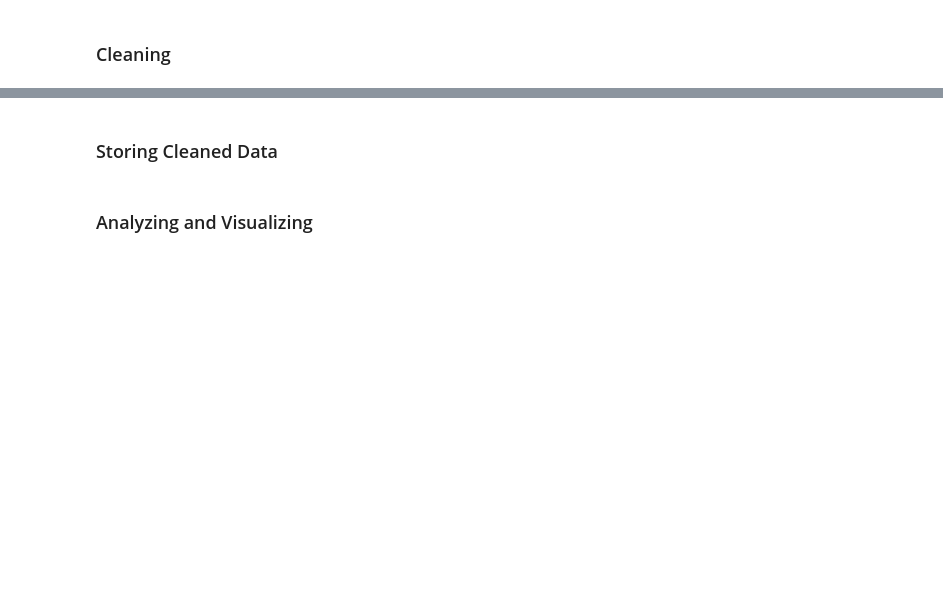
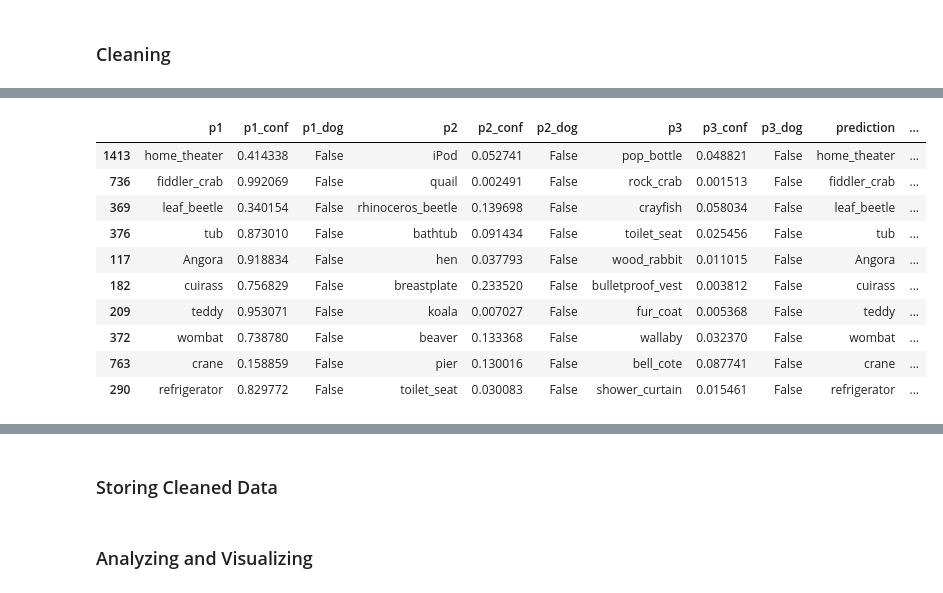
Before and after one commit to jlcossi/wrangle_and_analyze_data, a Jupyter notebook: wrangle_act.ipynb, the cells around one changed output, grey strips where cells are left out. Cells and saved outputs as stored; diff of their text form; code cells hidden in the pictures; blank space fills up the shorter version.

Commit message:
feat: add all dataframes cleaning

```diff
--- a/wrangle_act.ipynb
+++ b/wrangle_act.ipynb
@@ -515,0 +839,57 @@ df_image_clean.head()
+# %%
+# Code : set prediction - for p1, p2 and p3, we get the prediction from the 1st which is a dog,
+# otherwise we stay on p1 which used to have the highest confidence
+def set_prediction(row):
+    prediction = row['p1']
+    if(row['p1_dog'] == False):
+        if(row['p2_dog'] == True):
+            prediction = row['p2']
+        else:
+            if(row['p3_dog'] == True):
+                prediction = row['p3']
+
+    return prediction
+
+# Code: set confidence - se stay on p1_conf unless we find a dog on p2 or p3,
+# and in that case we take the associated confidence
+def set_confidence(row):
+    confidence = row['p1_conf']
+    if(row['p1_dog'] == False):
+        if(row['p2_dog'] == True):
+            confidence = row['p2_conf']
+        else:
+            if(row['p3_dog'] == True):
+                confidence = row['p3_conf']
+
+    return confidence
+
+# Code: set the type - As we might not know all the predictions which are not dogs,
+# we still need to know easily if we have a dog or something else
+def set_detectiontype(row):
+    detected_type = "dog"
+    if(row['p1_dog'] == False):
+        if(row['p2_dog'] == False):
+            if(row['p3_dog'] == False):
+                detected_type = "other"
+
+    return detected_type
+# %%
+# Code : create the new columns with the values
+df_image_clean['prediction'] = df_image_clean.apply(set_prediction, axis=1)
+df_image_clean['confidence'] = df_image_clean.apply(set_confidence, axis=1)
+df_image_clean['detectiontype'] = df_image_clean.apply(set_detectiontype, axis=1)
+# %%
+# Test : Visual verification
+df_image_clean.query('detectiontype == "other"')[['p1', 'p1_conf', 'p1_dog', 'p2', 'p2_conf', 'p2_dog', 'p3', 'p3_conf', 'p3_dog', 'prediction', 'confidence', 'detectiontype']].sample(10)
+# %% [output]
+|  | p1 | p1_conf | p1_dog | p2 | p2_conf | p2_dog | p3 | p3_conf | p3_dog | prediction | ... |
+| 1413 | home_theater | 0.414338 | False | iPod | 0.052741 | False | pop_bottle | 0.048821 | False | home_theater | ... |
+| 736 | fiddler_crab | 0.992069 | False | quail | 0.002491 | False | rock_crab | 0.001513 | False | fiddler_crab | ... |
+| 369 | leaf_beetle | 0.340154 | False | rhinoceros_beetle | 0.139698 | False | crayfish | 0.058034 | False | leaf_beetle | ... |
+| 376 | tub | 0.873010 | False | bathtub | 0.091434 | False | toilet_seat | 0.025456 | False | tub | ... |
+| 117 | Angora | 0.918834 | False | hen | 0.037793 | False | wood_rabbit | 0.011015 | False | Angora | ... |
+| 182 | cuirass | 0.756829 | False | breastplate | 0.233520 | False | bulletproof_vest | 0.003812 | False | cuirass | ... |
+| 209 | teddy | 0.953071 | False | koala | 0.007027 | False | fur_coat | 0.005368 | False | teddy | ... |
+| 372 | wombat | 0.738780 | False | beaver | 0.133368 | False | wallaby | 0.032370 | False | wombat | ... |
+| 763 | crane | 0.158859 | False | pier | 0.130016 | False | bell_cote | 0.087741 | False | crane | ... |
+| 290 | refrigerator | 0.829772 | False | toilet_seat | 0.030083 | False | shower_curtain | 0.015461 | False | refrigerator | ... |
```
Also changed, not shown: parts of 75 cells of this notebook.
